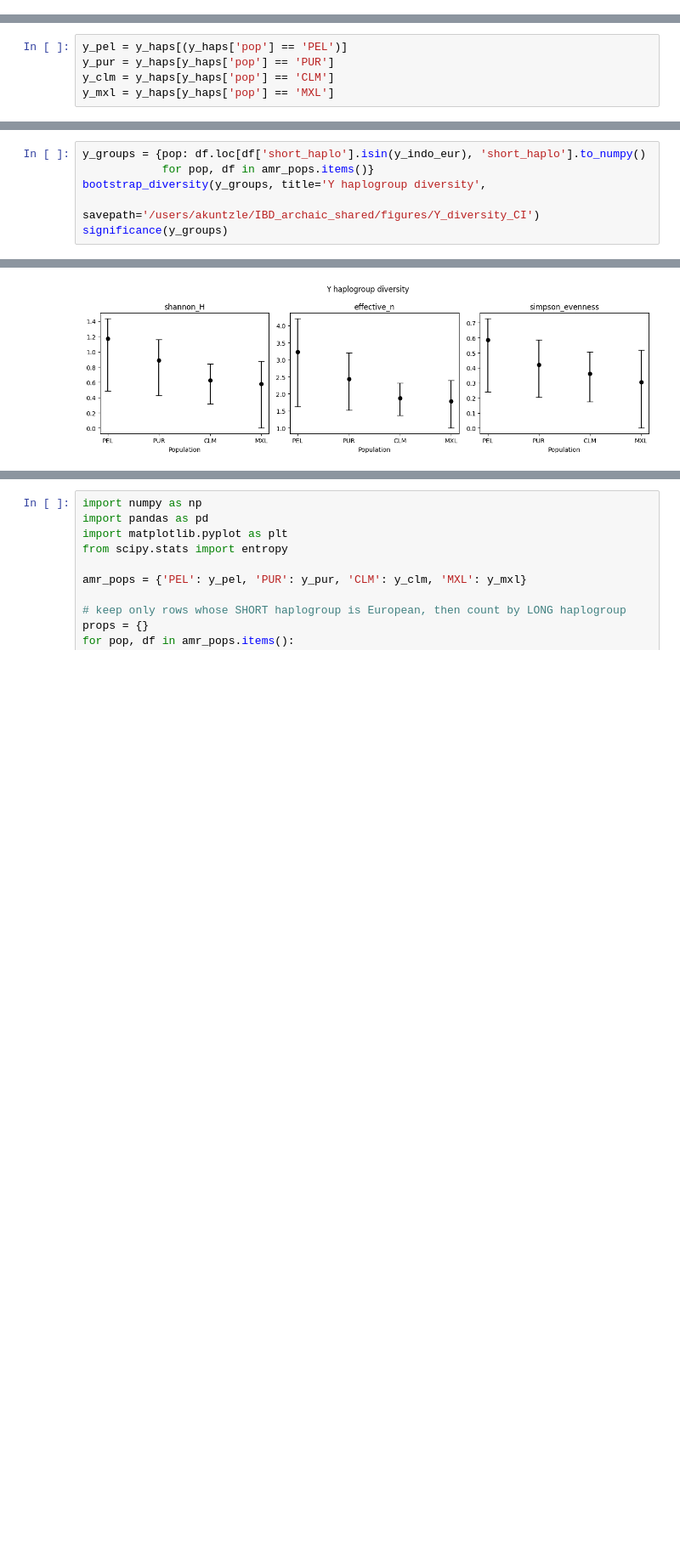
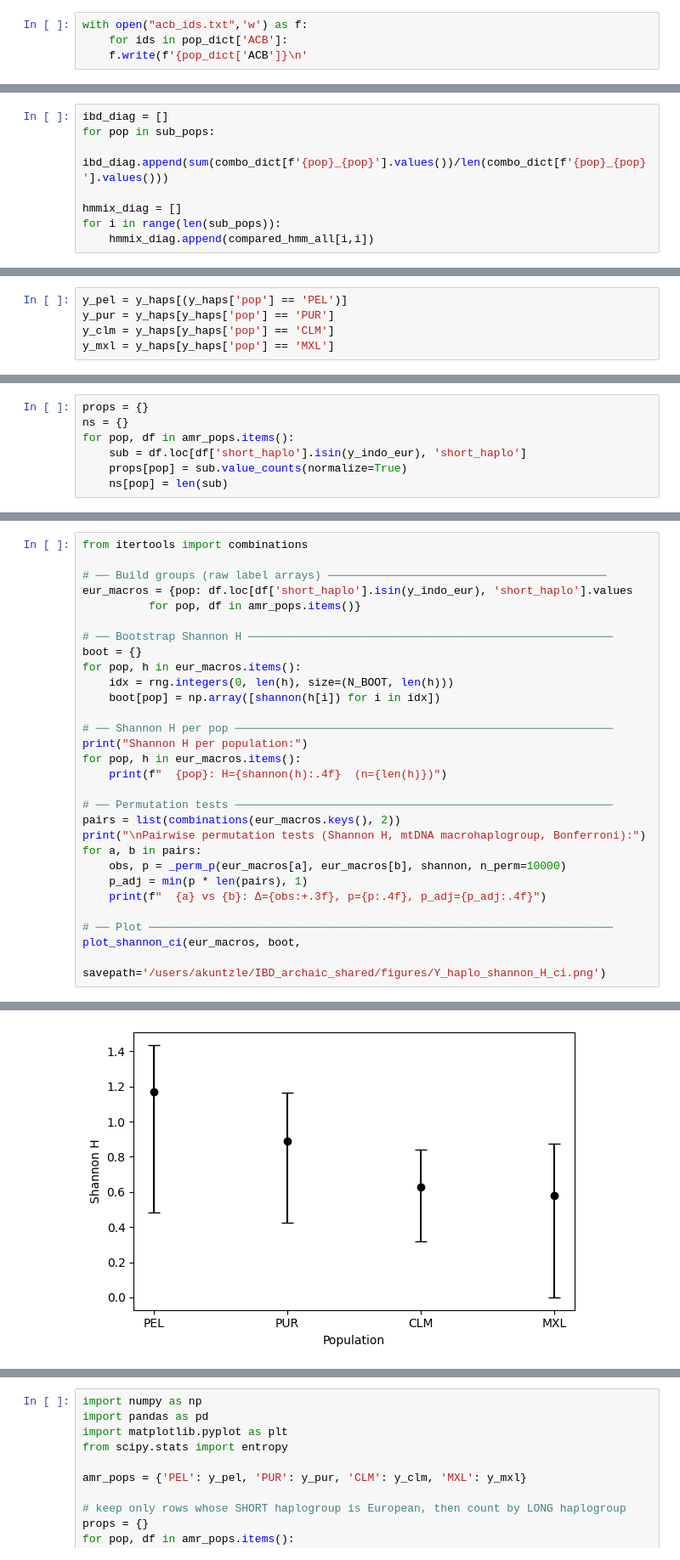
Before and after one commit to abigailkuntzleman-811/source_pops_amr, a Jupyter notebook: Chapter_1.ipynb, the cells around one changed output, grey strips where cells are left out. Shown at 85% size. Saved outputs shown, nothing was run; the diff lists cells and outputs as text; blank space fills up the shorter version.

```diff
--- a/Chapter_1.ipynb
+++ b/Chapter_1.ipynb
@@ -541,3 +547,7 @@ pop_dict, ind_dict = get_pop_dict(fam, 'Population', 'SampleID')
 ind_dict['HG01275']
 # %% [output]
 'CLM'
+# %%
+with open("acb_ids.txt",'w') as f:
+    for ids in pop_dict['ACB']:
+    f.write(f'{pop_dict['ACB']}\n'
@@ -544,3 +623,11 @@ ind_dict['HG01275']
+# %%
+ibd_diag = []
+for pop in sub_pops:
+    ibd_diag.append(sum(combo_dict[f'{pop}_{pop}'].values())/len(combo_dict[f'{pop}_{pop}'].values()))
+
+hmmix_diag = []
+for i in range(len(sub_pops)):
+    hmmix_diag.append(compared_hmm_all[i,i])
 # %%
 import matplotlib.pyplot as plt
 import matplotlib.lines as mlines
@@ -1846,3 +1985,10 @@ def significance(groups, n_perm=10000):
+# %%
+props = {}
+ns = {}
+for pop, df in amr_pops.items():
+    sub = df.loc[df['short_haplo'].isin(y_indo_eur), 'short_haplo']
+    props[pop] = sub.value_counts(normalize=True)
+    ns[pop] = len(sub)
 # %%
 import numpy as np
 import pandas as pd
@@ -1898,7 +2078,30 @@ MXL              3   0.578325     1.783050          0.304498  0.823529
 # %%
-y_groups = {pop: df.loc[df['short_haplo'].isin(y_indo_eur), 'short_haplo'].to_numpy()
-            for pop, df in amr_pops.items()}
-bootstrap_diversity(y_groups, title='Y haplogroup diversity',
-                    savepath='/users/akuntzle/IBD_archaic_shared/figures/Y_diversity_CI')
-significance(y_groups)
+from itertools import combinations
+
+# ── Build groups (raw label arrays) ──────────────────────────────────────────
+eur_macros = {pop: df.loc[df['short_haplo'].isin(y_indo_eur), 'short_haplo'].values
+          for pop, df in amr_pops.items()}
+
+# ── Bootstrap Shannon H ───────────────────────────────────────────────────────
+boot = {}
+for pop, h in eur_macros.items():
+    idx = rng.integers(0, len(h), size=(N_BOOT, len(h)))
+    boot[pop] = np.array([shannon(h[i]) for i in idx])
+
+# ── Shannon H per pop ─────────────────────────────────────────────────────────
+print("Shannon H per population:")
+for pop, h in eur_macros.items():
+    print(f"  {pop}: H={shannon(h):.4f}  (n={len(h)})")
+
+# ── Permutation tests ─────────────────────────────────────────────────────────
+pairs = list(combinations(eur_macros.keys(), 2))
+print("\nPairwise permutation tests (Shannon H, mtDNA macrohaplogroup, Bonferroni):")
+for a, b in pairs:
+    obs, p = _perm_p(eur_macros[a], eur_macros[b], shannon, n_perm=10000)
+    p_adj = min(p * len(pairs), 1)
+    print(f"  {a} vs {b}: Δ={obs:+.3f}, p={p:.4f}, p_adj={p_adj:.4f}")
+
+# ── Plot ──────────────────────────────────────────────────────────────────────
+plot_shannon_ci(eur_macros, boot,
+                savepath='/users/akuntzle/IBD_archaic_shared/figures/Y_haplo_shannon_H_ci.png')
 # %% [output]
@@ -1925 +2121 @@ MXL                0.519
-[figure, old version]
+[figure, new version]
```
Also changed, not shown: parts of 56 cells of this notebook, 2 other files.
